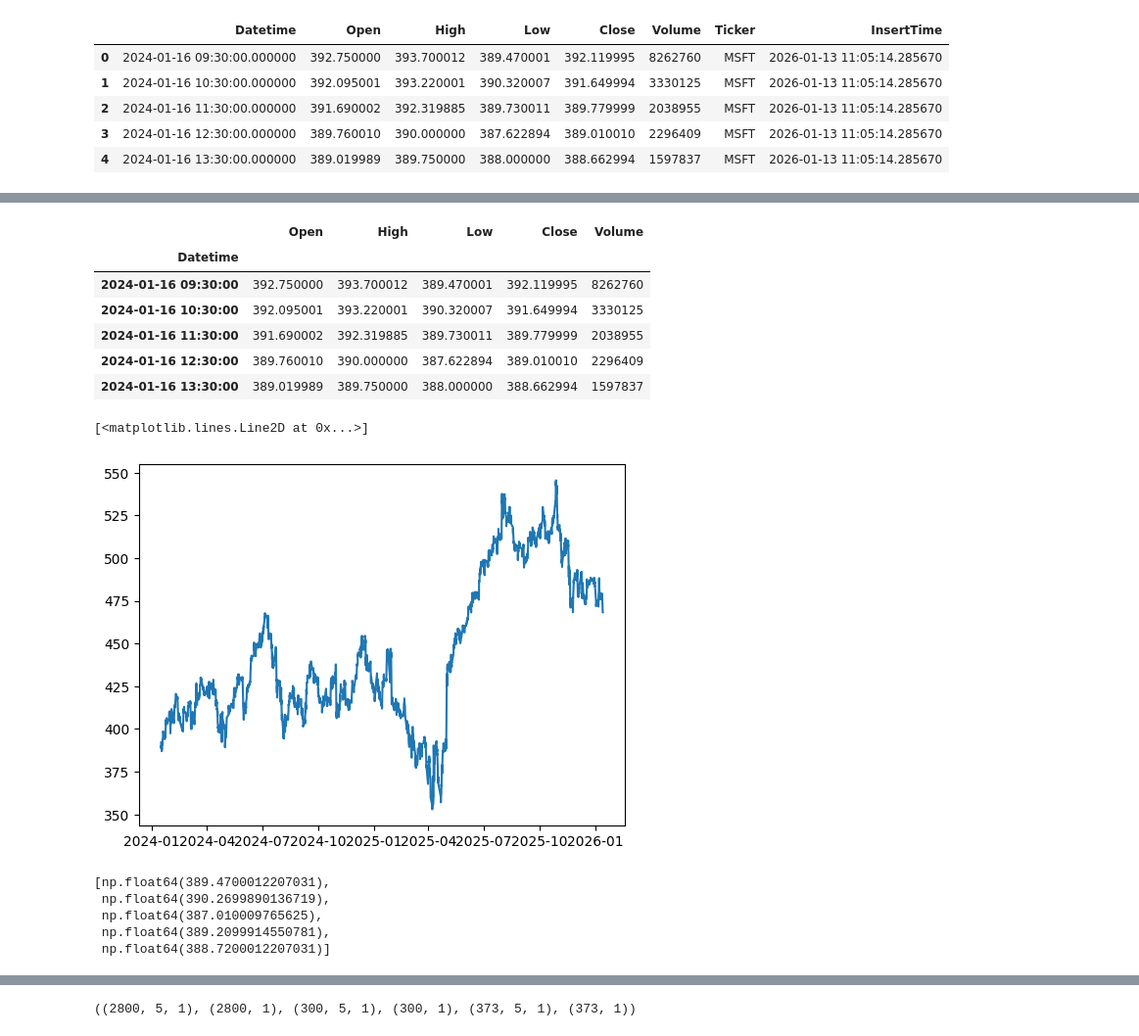
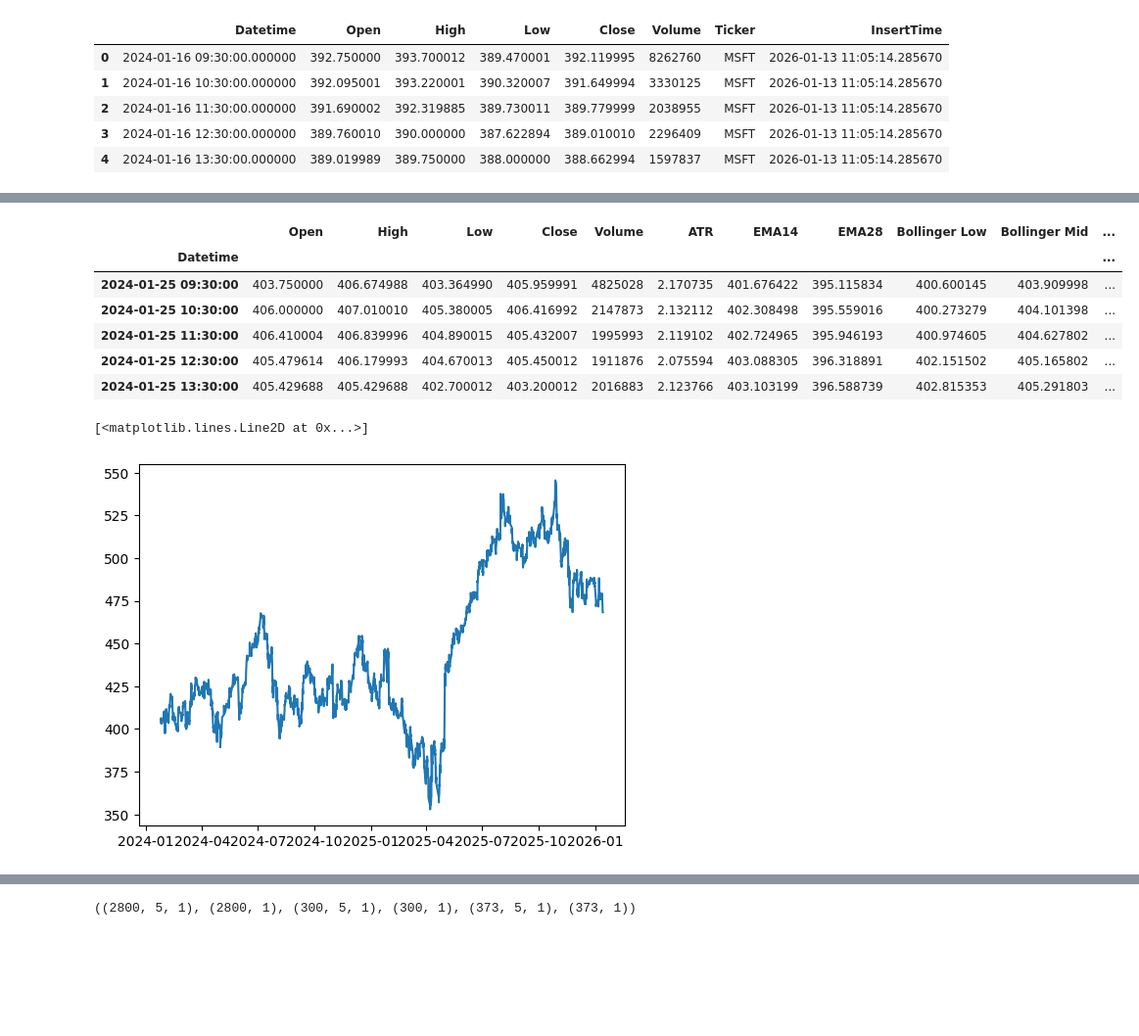
Before and after one commit to noah-frank/LSTMStockModel, a Jupyter notebook: nbs/Create_Data_Mutli_Target.ipynb, the cells around one changed output, grey strips where cells are left out. Shown at 98% size. Drawn from its saved outputs; the diff is of its cells as text; code cells hidden in the pictures; blank space fills up the shorter version.

```diff
--- a/nbs/Create_Data_Mutli_Target.ipynb
+++ b/nbs/Create_Data_Mutli_Target.ipynb
@@ -22,0 +19,10 @@ array(['MSFT'], dtype=object)
+# %%
+df["ATR"] = ta.atr(df.High, df.Low, df.Close)
+df["EMA14"] = ta.ema(df.Close, length=14)
+df["EMA28"] = ta.ema(df.Close, length=50)
+df[["Bollinger Low", "Bollinger Mid", "Bollinger High"]] = ta.bbands(df.Close)[["BBL_5_2.0_2.0", "BBM_5_2.0_2.0", "BBU_5_2.0_2.0"]]
+df["AO"] = ta.ao(df.High, df.Low)
+
+df = df.dropna()
+
+df
@@ -23,21 +43,22 @@ array(['MSFT'], dtype=object)
 # %%
-df = df[["Datetime", "Open", "High", "Low", "Close", "Volume"]]
+# df = df[["Datetime", "Open", "High", "Low", "Close", "Volume"]]
+df = df.drop(columns=["Ticker","InsertTime"])
 df["Datetime"] = pd.to_datetime(df["Datetime"])
 df = df.set_index("Datetime")
 df.head()
 # %% [output]
-|  | Open | High | Low | Close | Volume |
-| Datetime |  |  |  |  |  |
-| 2024-01-16 09:30:00 | 392.750000 | 393.700012 | 389.470001 | 392.119995 | 8262760 |
-| 2024-01-16 10:30:00 | 392.095001 | 393.220001 | 390.320007 | 391.649994 | 3330125 |
-| 2024-01-16 11:30:00 | 391.690002 | 392.319885 | 389.730011 | 389.779999 | 2038955 |
-| 2024-01-16 12:30:00 | 389.760010 | 390.000000 | 387.622894 | 389.010010 | 2296409 |
-| 2024-01-16 13:30:00 | 389.019989 | 389.750000 | 388.000000 | 388.662994 | 1597837 |
+|  | Open | High | Low | Close | Volume | ATR | EMA14 | EMA28 | Bollinger Low | Bollinger Mid | ... |
+| Datetime |  |  |  |  |  |  |  |  |  |  | ... |
+| 2024-01-25 09:30:00 | 403.750000 | 406.674988 | 403.364990 | 405.959991 | 4825028 | 2.170735 | 401.676422 | 395.115834 | 400.600145 | 403.909998 | ... |
+| 2024-01-25 10:30:00 | 406.000000 | 407.010010 | 405.380005 | 406.416992 | 2147873 | 2.132112 | 402.308498 | 395.559016 | 400.273279 | 404.101398 | ... |
+| 2024-01-25 11:30:00 | 406.410004 | 406.839996 | 404.890015 | 405.432007 | 1995993 | 2.119102 | 402.724965 | 395.946193 | 400.974605 | 404.627802 | ... |
+| 2024-01-25 12:30:00 | 405.479614 | 406.179993 | 404.670013 | 405.450012 | 1911876 | 2.075594 | 403.088305 | 396.318891 | 402.151502 | 405.165802 | ... |
+| 2024-01-25 13:30:00 | 405.429688 | 405.429688 | 402.700012 | 403.200012 | 2016883 | 2.123766 | 403.103199 | 396.588739 | 402.815353 | 405.291803 | ... |
 # %%
 plt.plot(df.index, df.Close)
 # %% [output]
 [<matplotlib.lines.Line2D at 0x...>]
-[figure, old version]
+[figure, new version]
 # %%
 from sklearn.preprocessing import StandardScaler
 
@@ -52,14 +73,6 @@ scaler = StandardScaler()
 scaler.fit(scale_to)
 
 df_np = scaler.transform(df_np)
-# %%
-[label for label in labels[5:10]]
-# %% [output]
-[np.float64(389.4700012207031),
- np.float64(390.2699890136719),
- np.float64(387.010009765625),
- np.float64(389.2099914550781),
- np.float64(388.7200012207031)]
 # %%
 def create_window(predictors, labels, window_size=5):
     df_np = predictors
```
Also changed, not shown: parts of 13 cells of this notebook, 1 other file.
